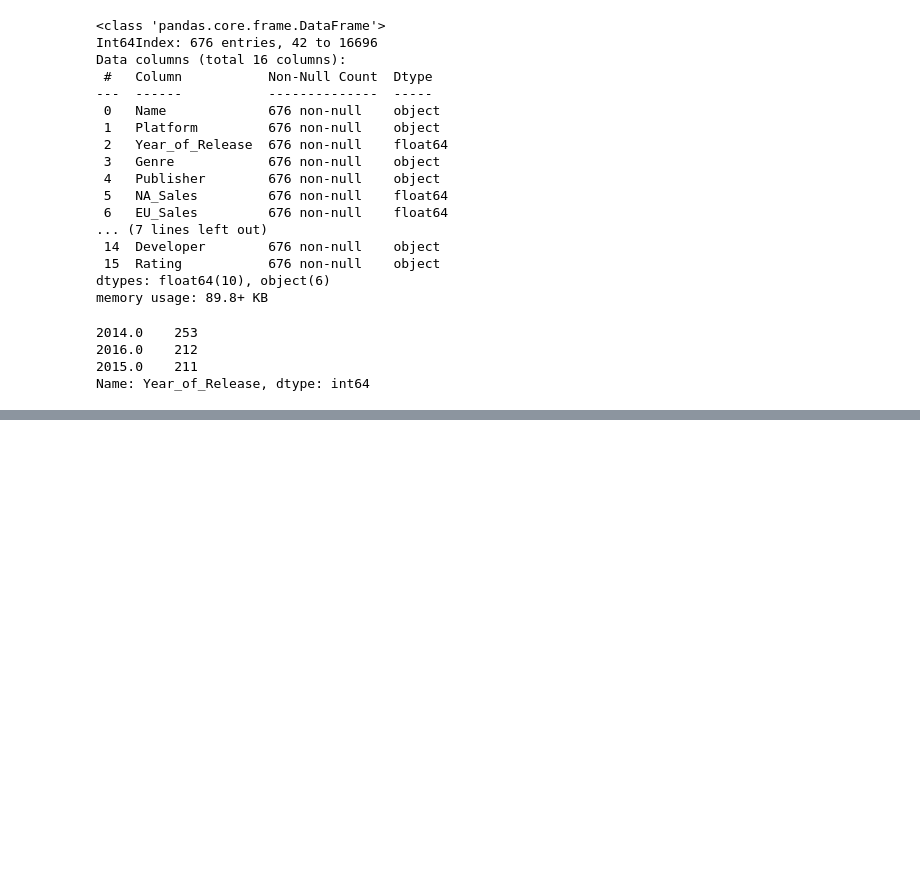
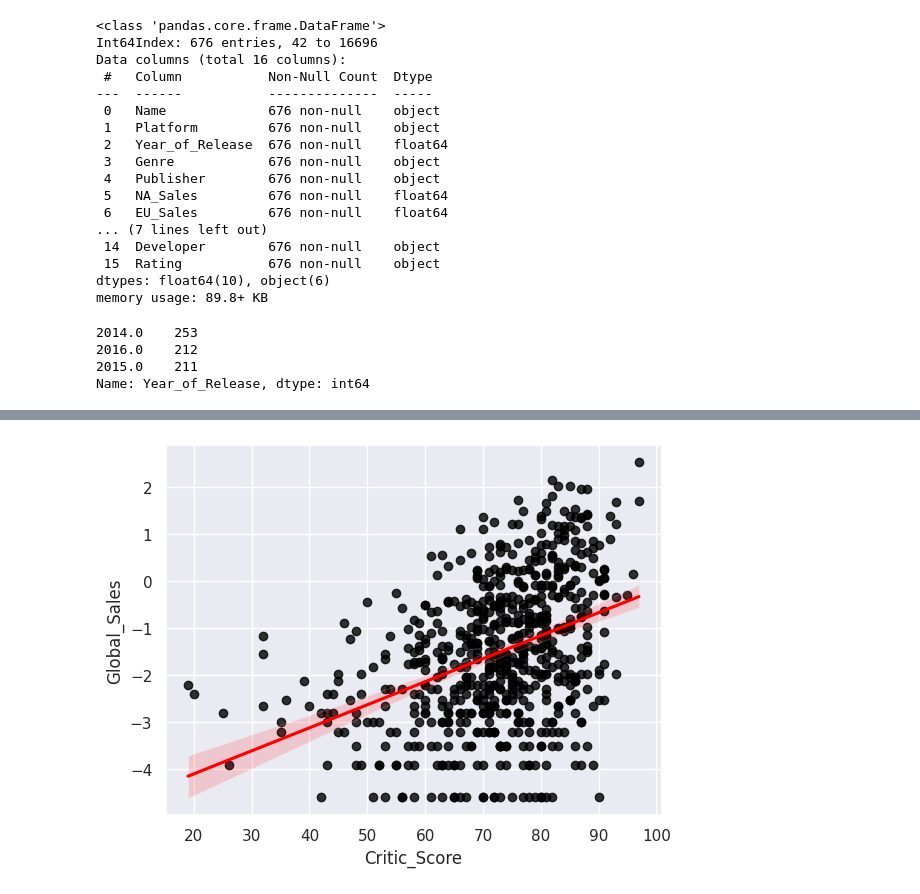
Before and after one commit to bert799/APS1-redsoc, a Jupyter notebook: notebooks/Proj/Fase1/Recorte_ano_2.ipynb, the cells around one changed output, grey strips where cells are left out. Saved outputs shown, nothing was run; the diff lists cells and outputs as text; code cells hidden in the pictures; blank space fills up the shorter version.

```diff
--- a/notebooks/Proj/Fase1/Recorte_ano_2.ipynb
+++ b/notebooks/Proj/Fase1/Recorte_ano_2.ipynb
@@ -55,0 +170,4 @@ Name: Year_of_Release, dtype: int64
+# %%
+sns.regplot(x=df_rec_suc['Critic_Score'], y=np.log(df_rec_suc['Global_Sales']), scatter_kws={"color": "black"}, line_kws={"color": "red"});
+# %% [output]
+[figure, added]
```
Also changed, not shown: parts of 24 cells of this notebook, 32 other files.
